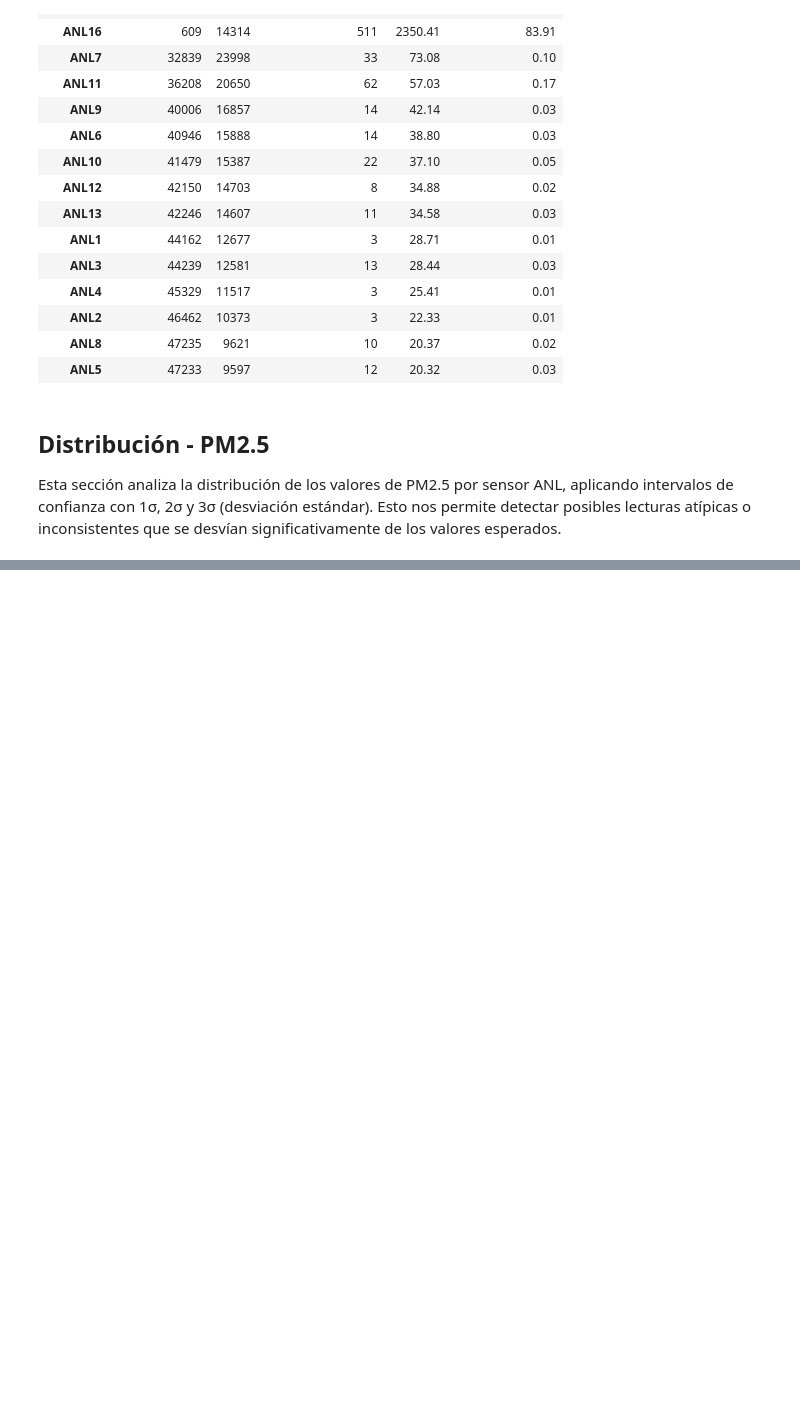
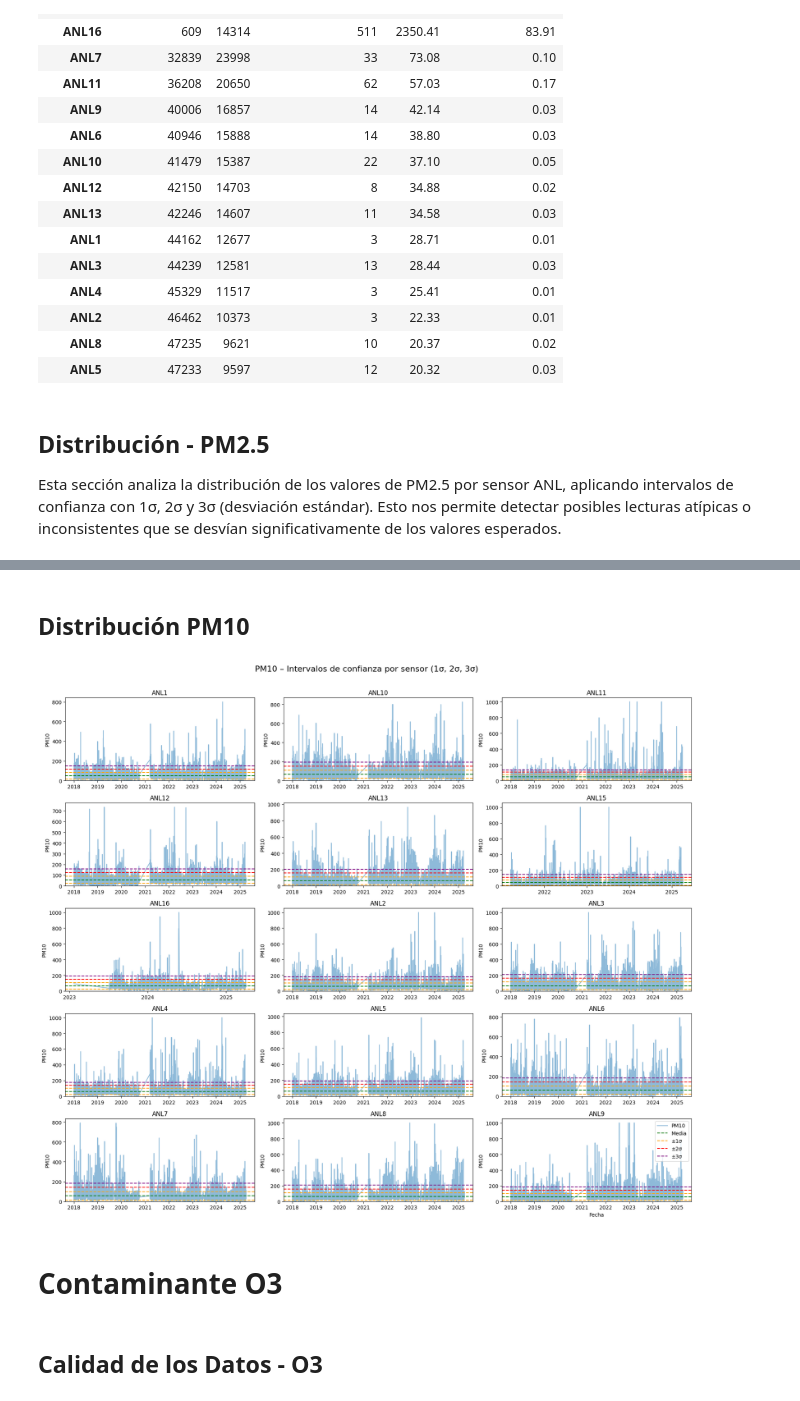
Before and after one commit to SimplySanti/daacc_preficient, a Jupyter notebook: notebooks/DataAnalysis.ipynb, the cells around one changed output, grey strips where cells are left out. Cells and saved outputs as stored; diff of their text form; code cells hidden in the pictures; blank space fills up the shorter version.

```diff
--- a/notebooks/DataAnalysis.ipynb
+++ b/notebooks/DataAnalysis.ipynb
@@ -120,0 +184,10 @@ plt.show()
+# %% [markdown]
+## Distribución PM10
+# %%
+graficar_intervalos_confianza(registros_filtrados, sensores, "PM10", "PM10")
+# %% [output]
+[figure, added]
+# %% [markdown]
+# Contaminante O3
+# %% [markdown]
+## Calidad de los Datos - O3
```
Also changed, not shown: parts of 43 cells of this notebook, 2 other files.
